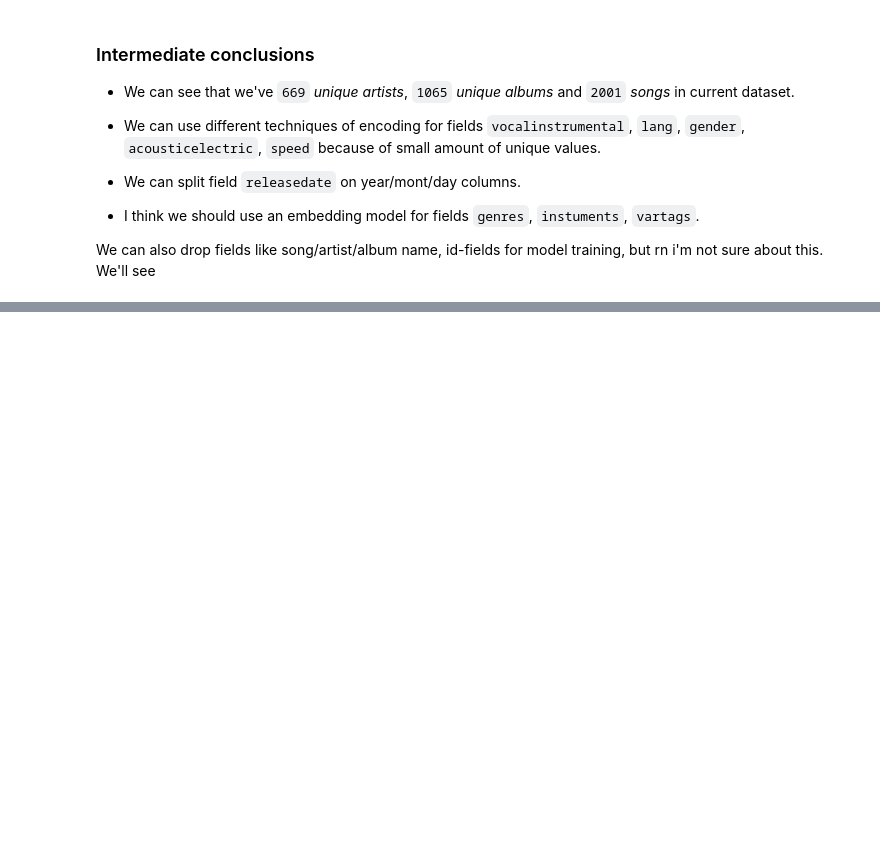
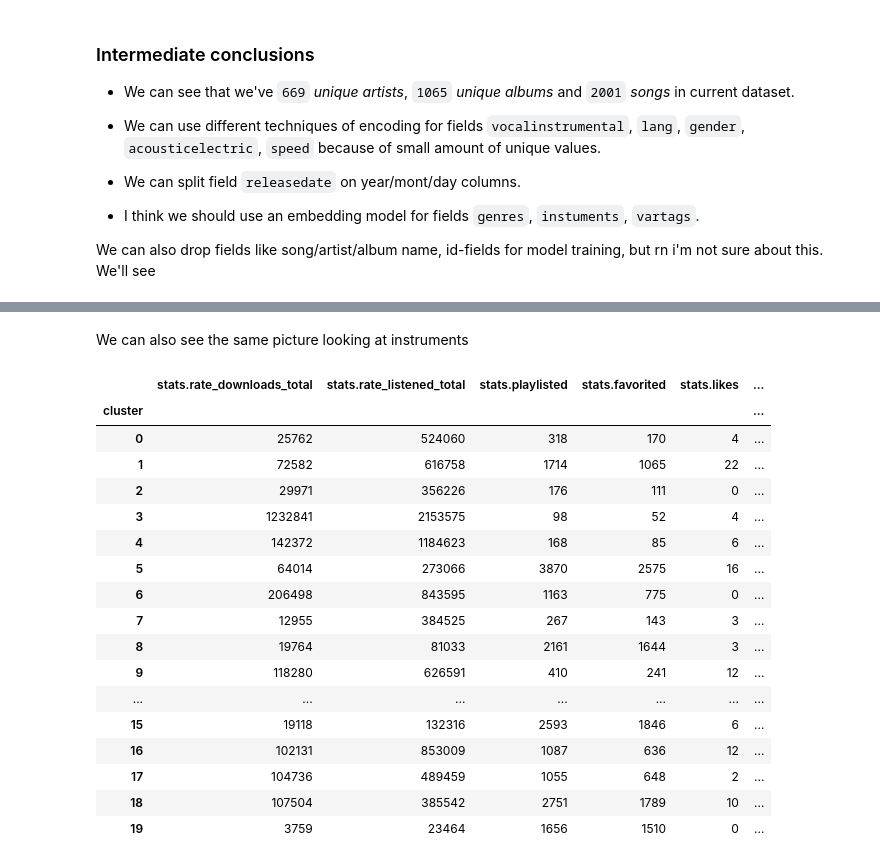
Before and after one commit to layvvs/hse-ai-year-project-2025, a Jupyter notebook: bmyakin-eda/eda.ipynb, the cells around one changed output, grey strips where cells are left out. Cells and saved outputs as stored; diff of their text form; code cells hidden in the pictures; blank space fills up the shorter version.

Commit message:
Added data in csv format, begun data processing

```diff
--- a/bmyakin-eda/eda.ipynb
+++ b/bmyakin-eda/eda.ipynb
@@ -170,0 +585,3 @@ We can also drop fields like song/artist/album name, id-fields for model trainin
+# %%
+original_data['cluster'] = clusters
+print(original_data.groupby('cluster')['artist_name'].apply(lambda x: x.value_counts().head(3)))
@@ -170,0 +662,31 @@ We can also drop fields like song/artist/album name, id-fields for model trainin
+# %% [markdown]
+We can also see the same picture looking at instruments
+# %%
+original_data.groupby('cluster')[[
+    'stats.rate_downloads_total',
+    'stats.rate_listened_total',
+    'stats.playlisted',
+    'stats.favorited',
+    'stats.likes',
+    'stats.dislikes',
+    'stats.avgnote'
+]].mean().astype(int)
+# %% [output]
+|  | stats.rate_downloads_total | stats.rate_listened_total | stats.playlisted | stats.favorited | stats.likes | ... |
+| cluster |  |  |  |  |  | ... |
+| 0 | 25762 | 524060 | 318 | 170 | 4 | ... |
+| 1 | 72582 | 616758 | 1714 | 1065 | 22 | ... |
+| 2 | 29971 | 356226 | 176 | 111 | 0 | ... |
+| 3 | 1232841 | 2153575 | 98 | 52 | 4 | ... |
+| 4 | 142372 | 1184623 | 168 | 85 | 6 | ... |
+| 5 | 64014 | 273066 | 3870 | 2575 | 16 | ... |
+| 6 | 206498 | 843595 | 1163 | 775 | 0 | ... |
+| 7 | 12955 | 384525 | 267 | 143 | 3 | ... |
+| 8 | 19764 | 81033 | 2161 | 1644 | 3 | ... |
+| 9 | 118280 | 626591 | 410 | 241 | 12 | ... |
+| ... | ... | ... | ... | ... | ... | ... |
+| 15 | 19118 | 132316 | 2593 | 1846 | 6 | ... |
+| 16 | 102131 | 853009 | 1087 | 636 | 12 | ... |
+| 17 | 104736 | 489459 | 1055 | 648 | 2 | ... |
+| 18 | 107504 | 385542 | 2751 | 1789 | 10 | ... |
+| 19 | 3759 | 23464 | 1656 | 1510 | 0 | ... |
```
Also changed, not shown: parts of 29 cells of this notebook, 1 other file.
